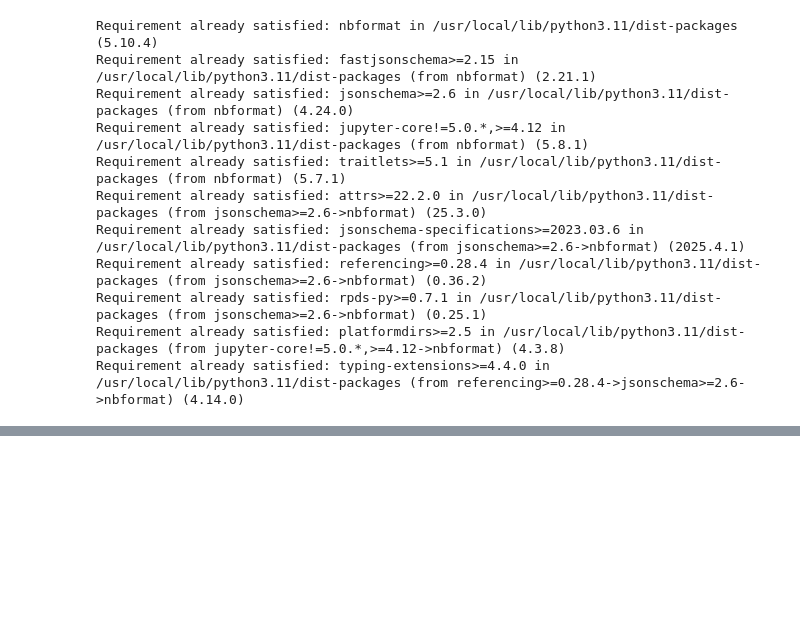
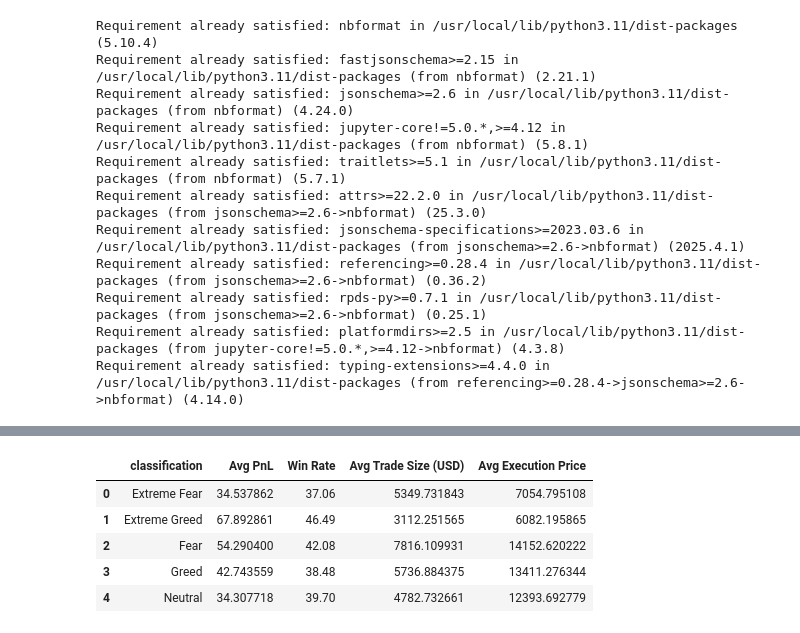
Before and after one commit to Smit250904/Analysis, a Jupyter notebook: Trader_Sentiment_Analysis.ipynb, the cells around one changed output, grey strips where cells are left out. Drawn from its saved outputs; the diff is of its cells as text; code cells hidden in the pictures; blank space fills up the shorter version.

```diff
--- a/Trader_Sentiment_Analysis.ipynb
+++ b/Trader_Sentiment_Analysis.ipynb
@@ -39,0 +58,44 @@ Requirement already satisfied: typing-extensions>=4.4.0 in /usr/local/lib/python
+# %%
+import pandas as pd
+
+# Load CSVs
+# Load CSVs with correct path
+historical_df = pd.read_csv('/content/sample_data/historical_data.csv')
+fear_greed_df = pd.read_csv('/content/sample_data/fear_greed_index.csv')
+
+
+# Convert date columns
+historical_df['Trade Date'] = pd.to_datetime(historical_df['Timestamp IST'], format='%d-%m-%Y %H:%M').dt.date
+fear_greed_df['Sentiment Date'] = pd.to_datetime(fear_greed_df['date'], format='%Y-%m-%d').dt.date
+
+# Merge datasets
+merged_df = pd.merge(historical_df, fear_greed_df[['Sentiment Date', 'classification', 'value']],
+                     left_on='Trade Date', right_on='Sentiment Date', how='left')
+# %%
+# Add profitable flag
+merged_df['Profitable'] = merged_df['Closed PnL'] > 0
+
+# Aggregate performance metrics by sentiment
+aggregated_by_sentiment = merged_df.groupby('classification').agg({
+    'Closed PnL': 'mean',
+    'Profitable': 'mean',
+    'Size USD': 'mean',
+    'Execution Price': 'mean'
+}).rename(columns={
+    'Closed PnL': 'Avg PnL',
+    'Profitable': 'Win Rate',
+    'Size USD': 'Avg Trade Size (USD)',
+    'Execution Price': 'Avg Execution Price'
+}).reset_index()
+
+# Format win rate as %
+aggregated_by_sentiment['Win Rate'] = (aggregated_by_sentiment['Win Rate'] * 100).round(2)
+
+aggregated_by_sentiment
+# %% [output]
+|  | classification | Avg PnL | Win Rate | Avg Trade Size (USD) | Avg Execution Price |
+| 0 | Extreme Fear | 34.537862 | 37.06 | 5349.731843 | 7054.795108 |
+| 1 | Extreme Greed | 67.892861 | 46.49 | 3112.251565 | 6082.195865 |
+| 2 | Fear | 54.290400 | 42.08 | 7816.109931 | 14152.620222 |
+| 3 | Greed | 42.743559 | 38.48 | 5736.884375 | 13411.276344 |
+| 4 | Neutral | 34.307718 | 39.70 | 4782.732661 | 12393.692779 |
```
Also changed, not shown: parts of 3 cells of this notebook.
